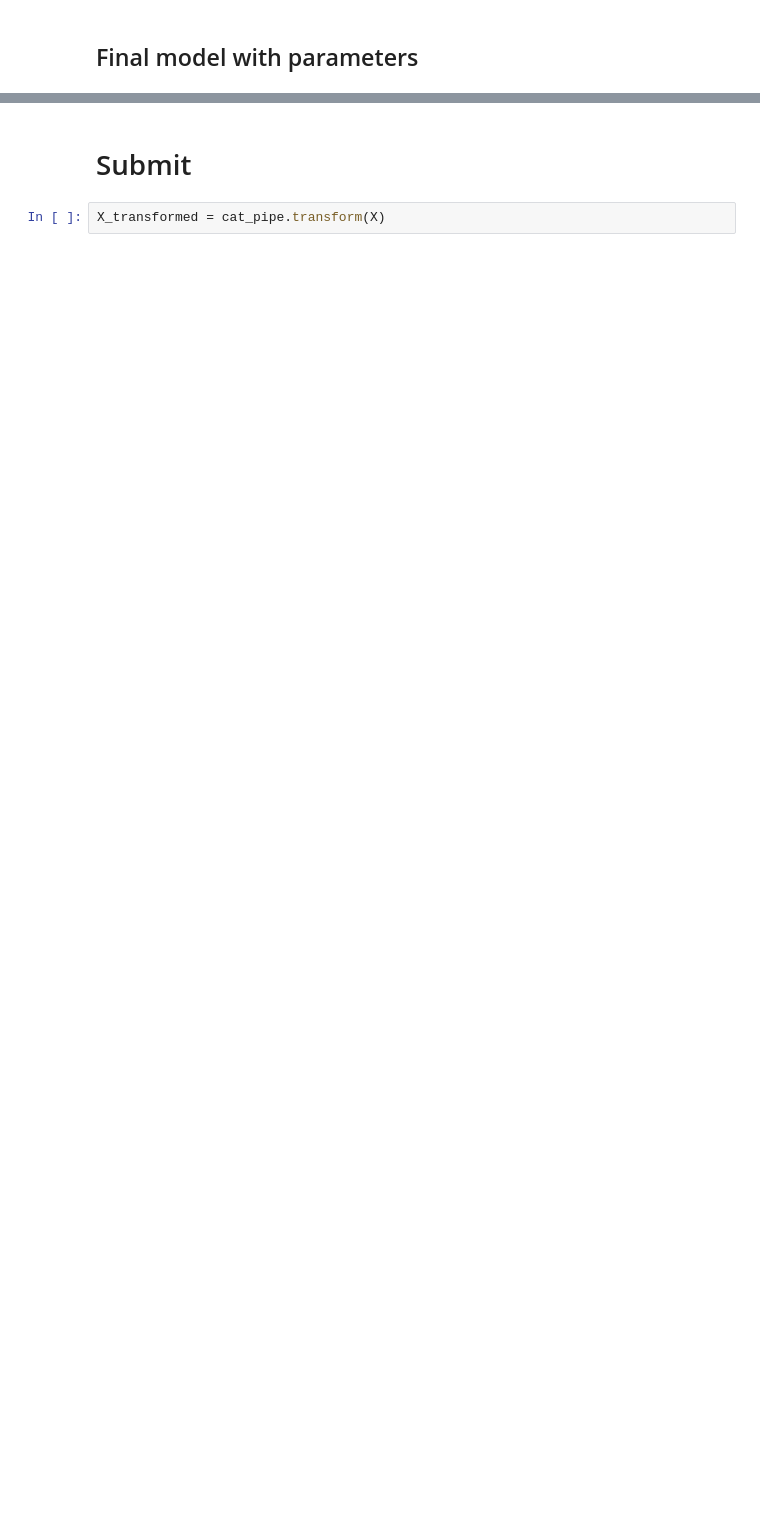
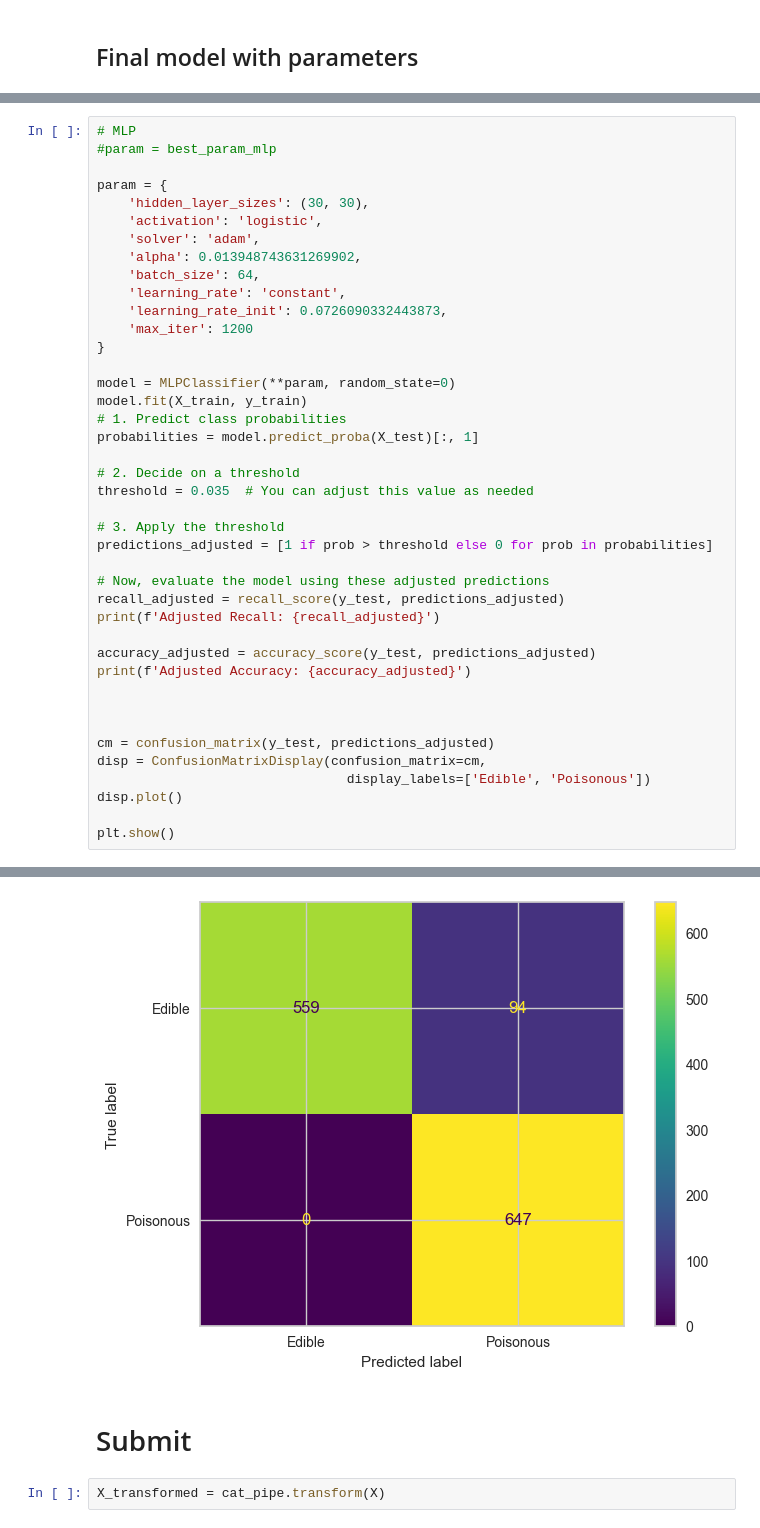
Before and after one commit to MerleSt/MushroomClassification, a Jupyter notebook: Notebooks/mushroom_model.ipynb, the cells around one changed output, grey strips where cells are left out. Cells and saved outputs as stored; diff of their text form; blank space fills up the shorter version.

```diff
--- a/Notebooks/mushroom_model.ipynb
+++ b/Notebooks/mushroom_model.ipynb
@@ -244,0 +441,42 @@ The best parameters are {'n_estimators': 400, 'max_depth': 8, 'learning_rate': 0
+# %%
+# MLP
+#param = best_param_mlp
+
+param = {
+    'hidden_layer_sizes': (30, 30),
+    'activation': 'logistic',
+    'solver': 'adam',
+    'alpha': 0.013948743631269902,
+    'batch_size': 64,
+    'learning_rate': 'constant',
+    'learning_rate_init': 0.0726090332443873,
+    'max_iter': 1200
+}
+
+model = MLPClassifier(**param, random_state=0)
+model.fit(X_train, y_train)
+# 1. Predict class probabilities
+probabilities = model.predict_proba(X_test)[:, 1]
+
+# 2. Decide on a threshold
+threshold = 0.035  # You can adjust this value as needed
+
+# 3. Apply the threshold
+predictions_adjusted = [1 if prob > threshold else 0 for prob in probabilities]
+
+# Now, evaluate the model using these adjusted predictions
+recall_adjusted = recall_score(y_test, predictions_adjusted)
+print(f'Adjusted Recall: {recall_adjusted}')
+
+accuracy_adjusted = accuracy_score(y_test, predictions_adjusted)
+print(f'Adjusted Accuracy: {accuracy_adjusted}')
+
+
+
+cm = confusion_matrix(y_test, predictions_adjusted)
+disp = ConfusionMatrixDisplay(confusion_matrix=cm,
+                                display_labels=['Edible', 'Poisonous'])
+disp.plot()
+
+plt.show()
+# %% [output]
@@ -245,3 +485,4 @@ The best parameters are {'n_estimators': 400, 'max_depth': 8, 'learning_rate': 0
+[figure, added]
 # %% [markdown]
 # Submit
 # %%
```
Also changed, not shown: parts of 27 cells of this notebook, 11 other files.
